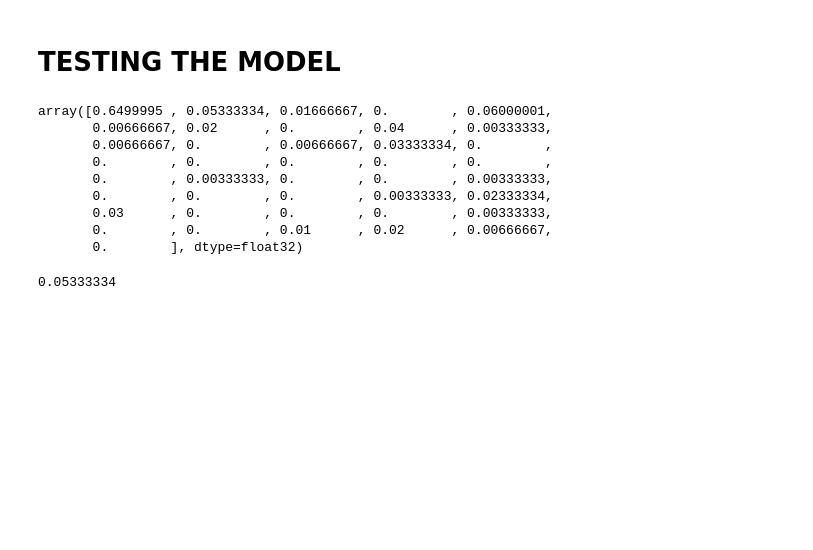
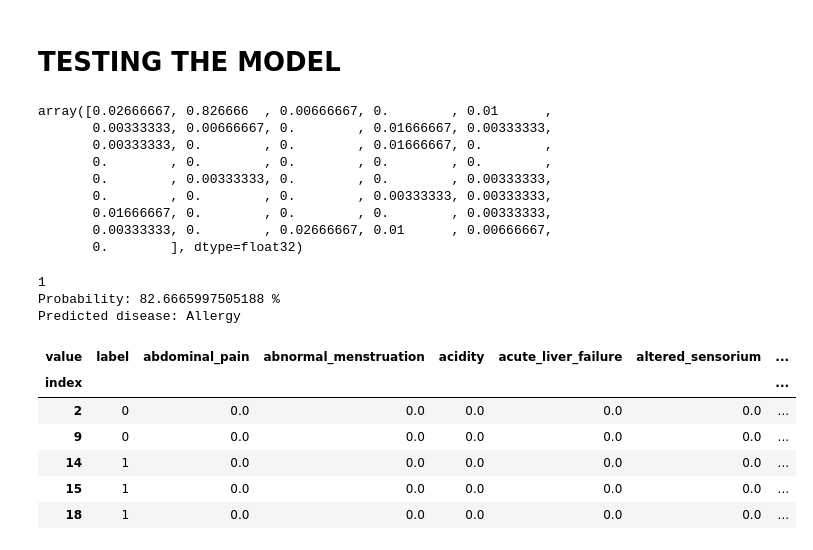
Before and after one commit to davindb/Hipotesa, a Jupyter notebook: Progress Report/Machine Learning/Using TensorFlow Decision Forests.ipynb, the cells around one changed output. Cells and saved outputs as stored; diff of their text form; code cells hidden in the pictures; blank space fills up the shorter version.

```diff
--- a/Progress Report/Machine Learning/Using TensorFlow Decision Forests.ipynb
+++ b/Progress Report/Machine Learning/Using TensorFlow Decision Forests.ipynb
@@ -267,20 +275,20 @@ test_nolabel = tfdf.keras.pd_dataframe_to_tf_dataset(no_label, label=None)
 prediction = model.predict(test_nolabel)
 # %%
 # Catch the specific prediction
-index_of_prediction = 0
+index_of_prediction = 3
 predicted = prediction[index_of_prediction]
 
 # It will be a ndarray
 predicted
 # %% [output]
-array([0.6499995 , 0.05333334, 0.01666667, 0.        , 0.06000001,
-       0.00666667, 0.02      , 0.        , 0.04      , 0.00333333,
-       0.00666667, 0.        , 0.00666667, 0.03333334, 0.        ,
+array([0.02666667, 0.826666  , 0.00666667, 0.        , 0.01      ,
+       0.00333333, 0.00666667, 0.        , 0.01666667, 0.00333333,
+       0.00333333, 0.        , 0.        , 0.01666667, 0.        ,
        0.        , 0.        , 0.        , 0.        , 0.        ,
        0.        , 0.00333333, 0.        , 0.        , 0.00333333,
-       0.        , 0.        , 0.        , 0.00333333, 0.02333334,
-       0.03      , 0.        , 0.        , 0.        , 0.00333333,
-       0.        , 0.        , 0.01      , 0.02      , 0.00666667,
+       0.        , 0.        , 0.        , 0.00333333, 0.00333333,
+       0.01666667, 0.        , 0.        , 0.        , 0.00333333,
+       0.00333333, 0.        , 0.02666667, 0.01      , 0.00666667,
        0.        ], dtype=float32)
 # %%
 # Initialize the highest probability variable
@@ -303,12 +311,11 @@ for z in predicted:
     if z > third_highest and z < second_highest:
         third_highest = z
 
-print(third_highest)
-
 # Catch the disease index
 disease_index = np.where(predicted == highest_probability)
 disease_index = disease_index[0][0]
 
+print(disease_index)
 
 # # Find the disease based on the disease index
 predicted_disease = disease_list[disease_index]
@@ -320,4 +327,16 @@ probability = highest_probability*100
 print(f'Probability: {probability} %')
 print(f'Predicted disease: {predicted_disease}\n')
 # %% [output]
-0.05333334
+1
+Probability: 82.6665997505188 %
+Predicted disease: Allergy
+# %%
+test.head()
+# %% [output]
+| value | label | abdominal_pain | abnormal_menstruation | acidity | acute_liver_failure | altered_sensorium | ... |
+| index |  |  |  |  |  |  | ... |
+| 2 | 0 | 0.0 | 0.0 | 0.0 | 0.0 | 0.0 | ... |
+| 9 | 0 | 0.0 | 0.0 | 0.0 | 0.0 | 0.0 | ... |
+| 14 | 1 | 0.0 | 0.0 | 0.0 | 0.0 | 0.0 | ... |
+| 15 | 1 | 0.0 | 0.0 | 0.0 | 0.0 | 0.0 | ... |
+| 18 | 1 | 0.0 | 0.0 | 0.0 | 0.0 | 0.0 | ... |
```
Also changed, not shown: parts of 12 cells of this notebook, 4 other files.
